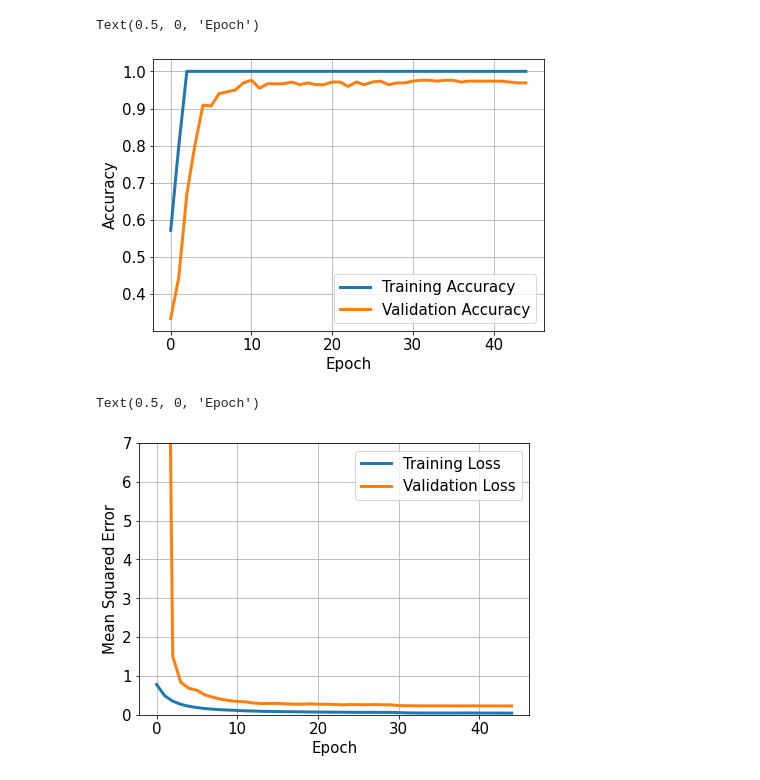
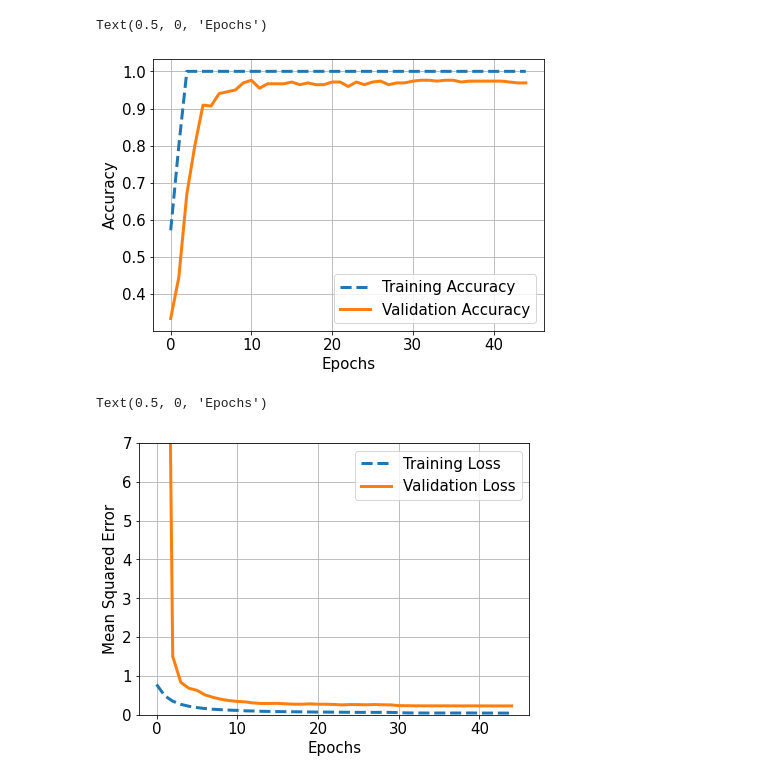
Before and after one commit to hrishi508/low-res-face-recognition, a Jupyter notebook: Results/24x24/bicubic/Untitled-Copy1.ipynb, the cells around one changed output. Saved outputs shown, nothing was run; the diff lists cells and outputs as text; code cells hidden in the pictures.

```diff
--- a/Results/24x24/bicubic/Untitled-Copy1.ipynb
+++ b/Results/24x24/bicubic/Untitled-Copy1.ipynb
@@ -24,27 +24,27 @@ with open('val_loss.txt', 'r') as f:
 # %%
 plt.rcParams.update({'font.size': 15})
 plt.figure(figsize=(7, 5)) ## (10, 6)
 plt.subplot(1, 1, 1)
 plt.grid()
-plt.plot(bicubic_tacc, label='Training Accuracy', linewidth=3)
+plt.plot(bicubic_tacc, '--',label='Training Accuracy', linewidth=3)
 plt.plot(bicubic_vacc, label='Validation Accuracy', linewidth=3)
 plt.legend(loc='best', fontsize = 15) ## 20
 plt.ylabel('Accuracy', fontsize = 15)  ## 20
-plt.xlabel('Epoch', fontsize = 15) ## 20
+plt.xlabel('Epochs', fontsize = 15) ## 20
 # %% [output]
-Text(0.5, 0, 'Epoch')
+Text(0.5, 0, 'Epochs')
-[figure, old version]
+[figure, new version]
 # %%
 plt.rcParams.update({'font.size': 15})
 plt.figure(figsize=(7, 5)) ## (10, 6)
 plt.subplot(1, 1, 1)
 plt.ylim(top=7)
 plt.grid()
-plt.plot(bicubic_tloss, label='Training Loss', linewidth=3)
+plt.plot(bicubic_tloss, '--',label='Training Loss', linewidth=3)
 plt.plot(bicubic_vloss, label='Validation Loss', linewidth=3)
 plt.legend(loc='best', fontsize = 15) ## 20
 plt.ylabel('Mean Squared Error', fontsize = 15)  ## 20
-plt.xlabel('Epoch', fontsize = 15) ## 20
+plt.xlabel('Epochs', fontsize = 15) ## 20
 # %% [output]
-Text(0.5, 0, 'Epoch')
+Text(0.5, 0, 'Epochs')
-[figure, old version]
+[figure, new version]
```
Also changed, not shown: 2 other files.
